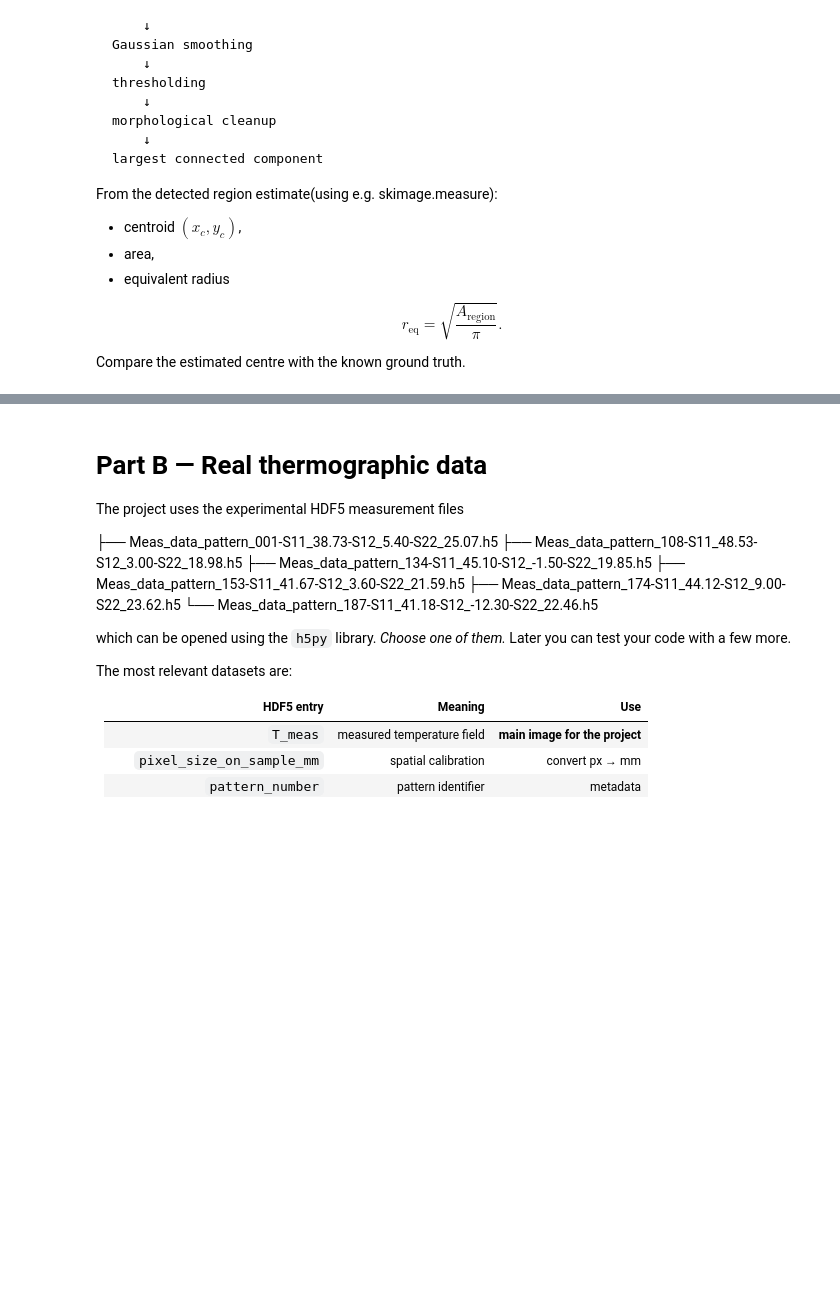
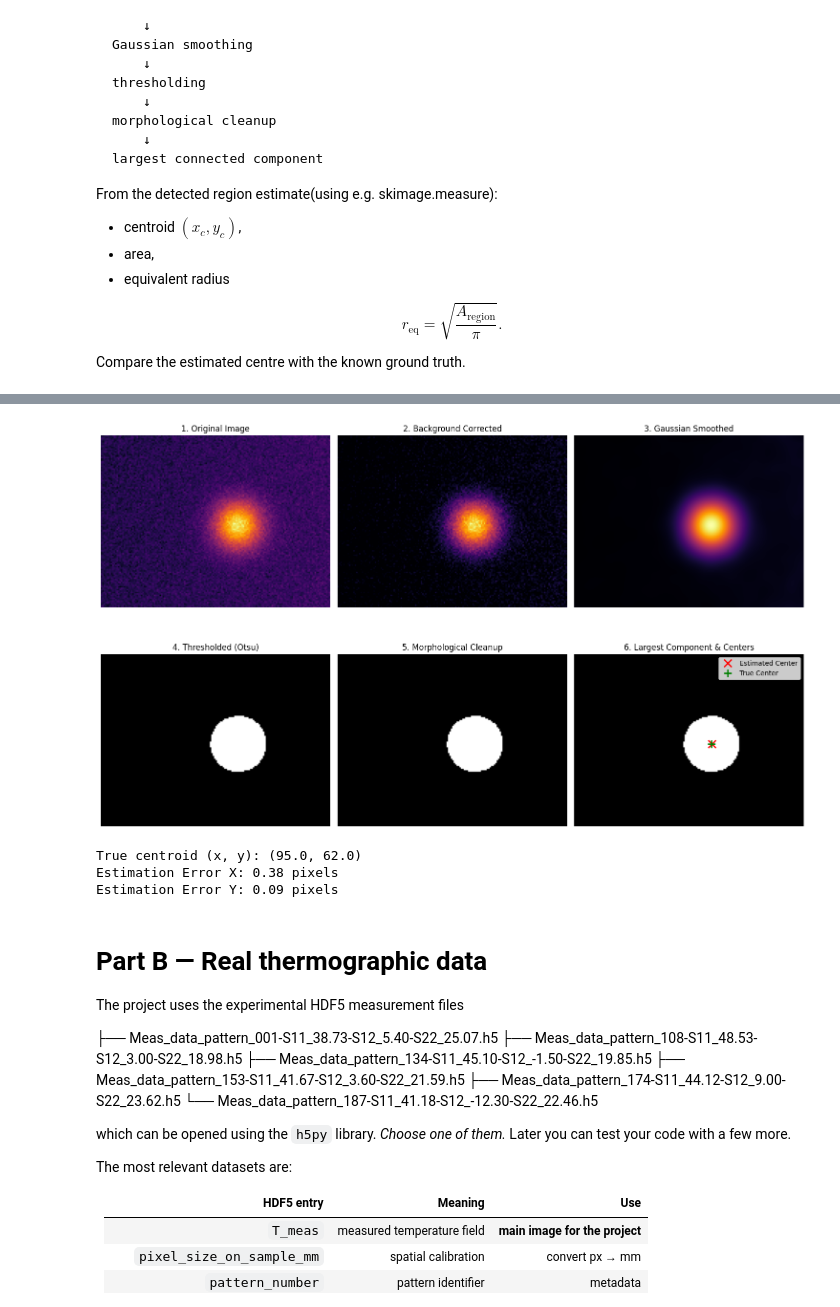
Before and after one commit to DelaneyGarikayi/OIP-Project-, a Jupyter notebook: notebooks/project/oip_final_project.ipynb, the cells around one changed output, grey strips where cells are left out. Saved outputs shown, nothing was run; the diff lists cells and outputs as text; code cells hidden in the pictures; blank space fills up the shorter version.

```diff
--- a/notebooks/project/oip_final_project.ipynb
+++ b/notebooks/project/oip_final_project.ipynb
@@ -253,7 +350,56 @@ raise NotImplementedError()
 # %%
 # Display and compare
 # YOUR CODE HERE
-raise NotImplementedError()
+# Create a binary mask specifically for the largest connected component
+final_mask = (labels == largest_region.label)
+
+# Display all steps in the pipeline side-by-side
+fig, axes = plt.subplots(2, 3, figsize=(15, 10))
+axes = axes.ravel()
+
+# 1. Original Image
+axes[0].imshow(synthetic_image, cmap="inferno")
+axes[0].set_title("1. Original Image")
+
+# 2. Background Corrected
+axes[1].imshow(corrected_image, cmap="inferno")
+axes[1].set_title("2. Background Corrected")
+
+# 3. Gaussian Smoothed
+axes[2].imshow(smoothed_image, cmap="inferno")
+axes[2].set_title("3. Gaussian Smoothed")
+
+# 4. Binary Threshold
+axes[3].imshow(binary_image, cmap="gray")
+axes[3].set_title("4. Thresholded (Otsu)")
+
+# 5. Morphological Cleanup
+axes[4].imshow(cleaned_image, cmap="gray")
+axes[4].set_title("5. Morphological Cleanup")
+
+# 6. Final Largest Component with Centroid
+axes[5].imshow(final_mask, cmap="gray")
+axes[5].plot(x_c, y_c, 'rx', markersize=12, markeredgewidth=2, label="Estimated Center")
+axes[5].plot(true_x0, true_y0, 'g+', markersize=12, markeredgewidth=2, label="True Center")
+axes[5].set_title("6. Largest Component & Centers")
+axes[5].legend()
+
+# Turn off axes for all subplots
+for ax in axes:
+    ax.axis("off")
+
+plt.tight_layout()
+plt.show()
+
+# Compare with ground truth
+print(f"True centroid (x, y): ({true_x0}, {true_y0})")
+print(f"Estimation Error X: {abs(x_c - true_x0):.2f} pixels")
+print(f"Estimation Error Y: {abs(y_c - true_y0):.2f} pixels")
+# %% [output]
+[figure, added]
+True centroid (x, y): (95.0, 62.0)
+Estimation Error X: 0.38 pixels
+Estimation Error Y: 0.09 pixels
 # %% [markdown]
 # Part B — Real thermographic data
 
```
Also changed, not shown: parts of 6 cells of this notebook.
